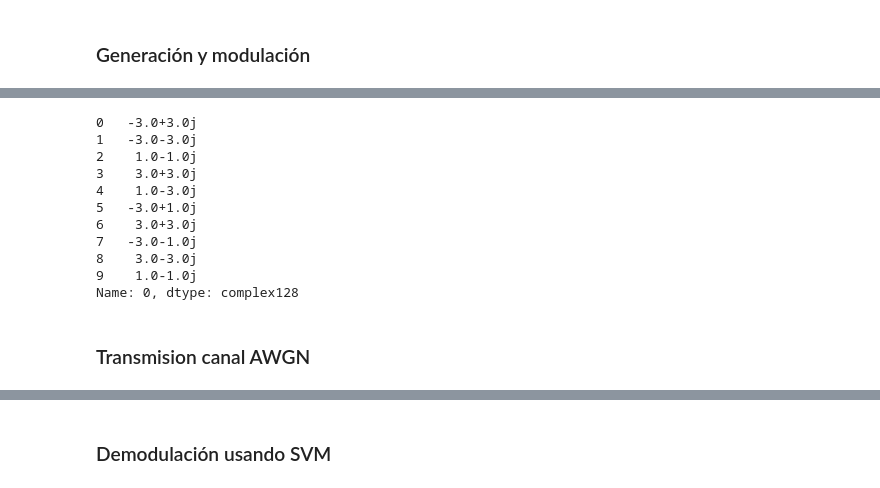
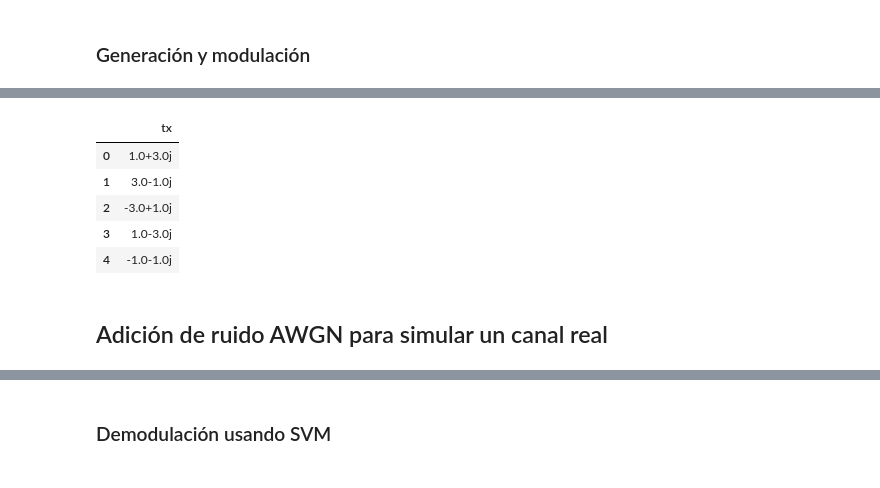
Before and after one commit to KevinMartinez1999/Semillero, a Jupyter notebook: SVM_16QAM.ipynb, the cells around one changed output, grey strips where cells are left out. Cells and saved outputs as stored; diff of their text form; code cells hidden in the pictures.

```diff
--- a/SVM_16QAM.ipynb
+++ b/SVM_16QAM.ipynb
@@ -67,19 +46,14 @@ df_sym_mod.head(10)
-# %%
-#Modulación reemplazando símbolos por valores complejos - mapeo (opción 2)
-df_sym_mod2 = df_sym_tx.iloc[:,0].map(mod_dict)
-df_sym_mod2.head(10)
-# %% [output]
-0   -3.0+3.0j
-1   -3.0-3.0j
-2    1.0-1.0j
-3    3.0+3.0j
-4    1.0-3.0j
-5   -3.0+1.0j
-6    3.0+3.0j
-7   -3.0-1.0j
-8    3.0-3.0j
-9    1.0-1.0j
-Name: 0, dtype: complex128
-# %% [markdown]
-### Transmision canal AWGN
+# %%
+# Modulación de los datos
+df_tx = df.replace(mod_dict)
+df_tx.head()
+# %% [output]
+|  | tx |
+| 0 | 1.0+3.0j |
+| 1 | 3.0-1.0j |
+| 2 | -3.0+1.0j |
+| 3 | 1.0-3.0j |
+| 4 | -1.0-1.0j |
+# %% [markdown]
+## Adición de ruido AWGN para simular un canal real
 # %%
```
Also changed, not shown: parts of 20 cells of this notebook, 4 other files.
